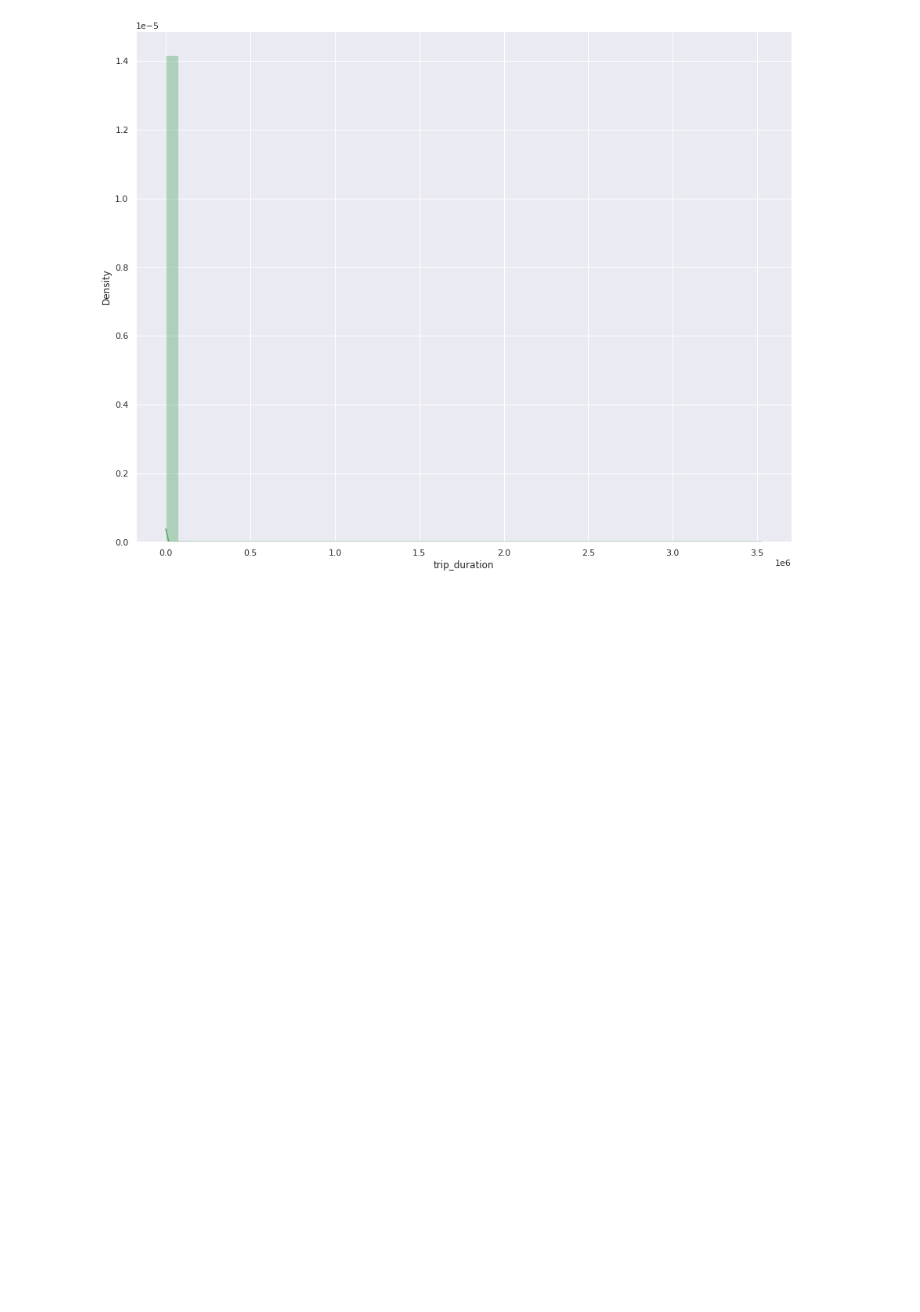
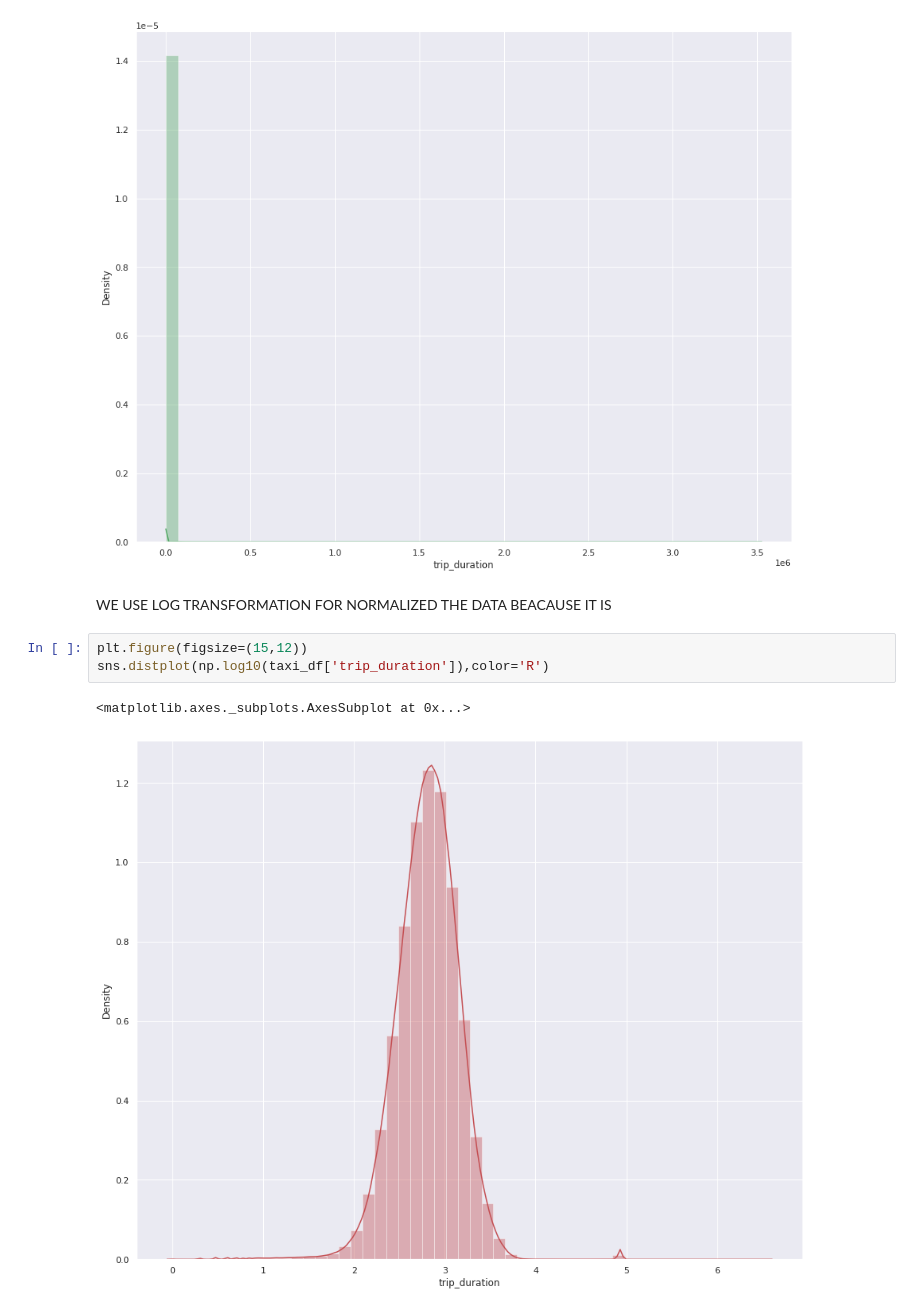
Before and after one commit to Creatrohit9/2-CAPSTON-ROHIT-BHADAURIYA-NYC-TAXI-TRIP-TIME-PRIDICTION, a Jupyter notebook: NYC_TAXI_TRIP_TIME_PRIDICTION_ROHITBHADAURIYA_2_Capstone_Project.ipynb, the cells around one changed output. Cells and saved outputs as stored; diff of their text form; blank space fills up the shorter version.

Commit message:
COMMIT FOR LOG TRANSFORMATION FOR THE PLOT

```diff
--- a/NYC_TAXI_TRIP_TIME_PRIDICTION_ROHITBHADAURIYA_2_Capstone_Project.ipynb
+++ b/NYC_TAXI_TRIP_TIME_PRIDICTION_ROHITBHADAURIYA_2_Capstone_Project.ipynb
@@ -260,3 +260,11 @@ sns.distplot(taxi_df['trip_duration'],color='G')
 # %% [output]
 <matplotlib.axes._subplots.AxesSubplot at 0x...>
 [figure]
+# %% [markdown]
+WE USE LOG TRANSFORMATION FOR NORMALIZED THE DATA BEACAUSE IT IS
+# %%
+plt.figure(figsize=(15,12))
+sns.distplot(np.log10(taxi_df['trip_duration']),color='R')
+# %% [output]
+<matplotlib.axes._subplots.AxesSubplot at 0x...>
+[figure, added]
```
